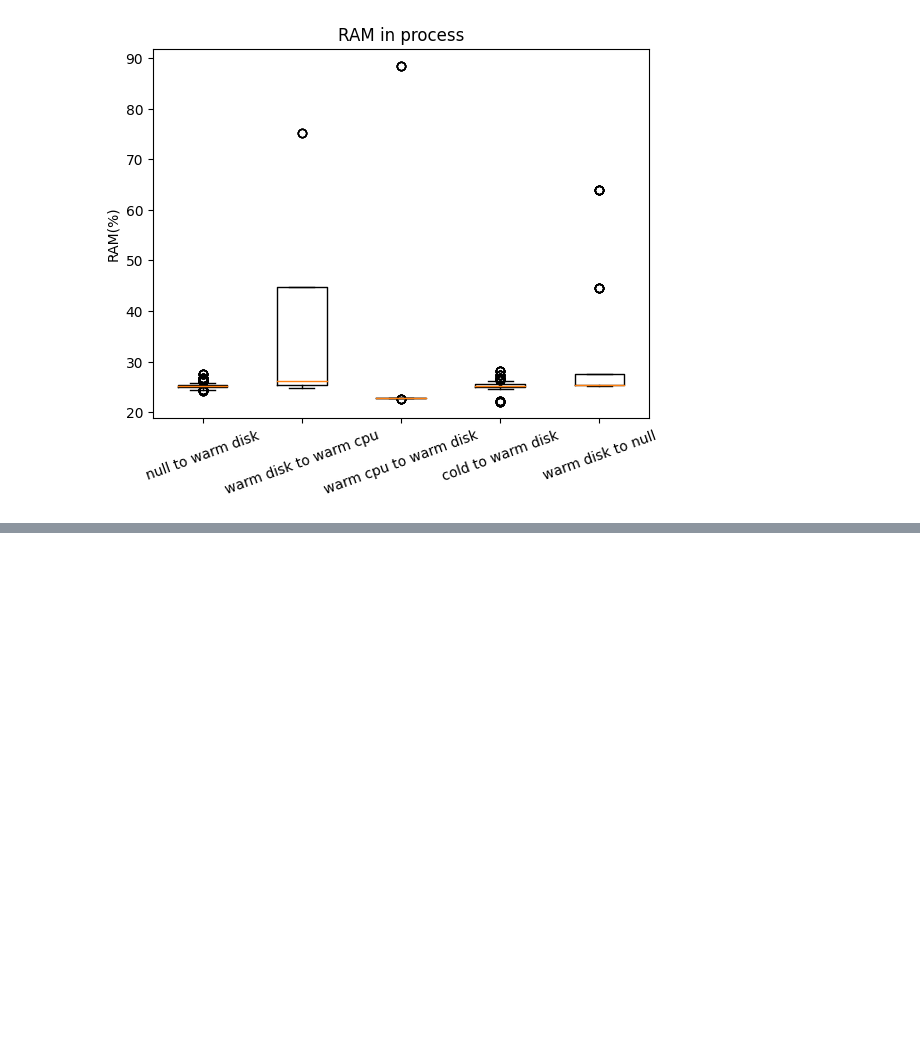
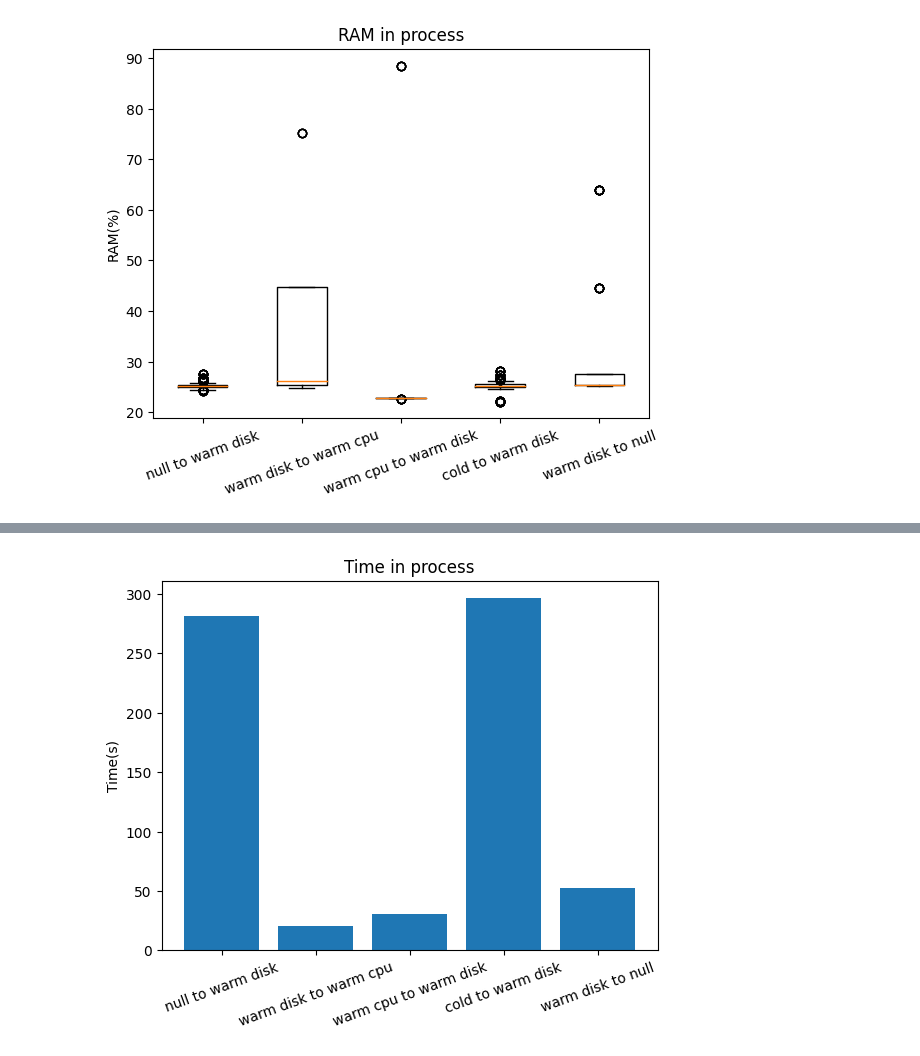
Before and after one commit to hctung57/serverless_detection_jestonnano, a Jupyter notebook: Result/serverless.ipynb, the cells around one changed output, grey strips where cells are left out. Drawn from its saved outputs; the diff is of its cells as text; code cells hidden in the pictures; blank space fills up the shorter version.

```diff
--- a/Result/serverless.ipynb
+++ b/Result/serverless.ipynb
@@ -149,0 +233,17 @@ plot.show()
+# %%
+time_null_to_warm_disk_process = power_null_to_warm_disk_process[-1][0] - power_null_to_warm_disk_process[0][0]
+time_warm_disk_to_warm_cpu_process = power_warm_disk_to_warm_cpu_process[-1][0] - power_warm_disk_to_warm_cpu_process[0][0]
+time_warm_cpu_to_warm_disk_process = power_warm_cpu_to_warm_disk_process[-1][0] - power_warm_cpu_to_warm_disk_process[0][0]
+time_cold_to_warm_disk_process = power_cold_to_warm_disk_process[-1][0] - power_cold_to_warm_disk_process[0][0]
+time_warm_disk_to_null_process = power_warm_disk_to_null_process[-1][0] - power_warm_disk_to_null_process[0][0]
+data = [time_null_to_warm_disk_process, time_warm_disk_to_warm_cpu_process,
+        time_warm_cpu_to_warm_disk_process, time_cold_to_warm_disk_process, time_warm_disk_to_null_process]
+fig8, ax8 = plot.subplots()
+ax8.set_title('Time in process')
+ax8.set_ylabel("Time(s)")
+plot.xticks(rotation = 20)
+ax8.bar(["null to warm disk", "warm disk to warm cpu",
+            "warm cpu to warm disk", "cold to warm disk", "warm disk to null"],data)
+plot.show()
+# %% [output]
+[figure, added]
```
Also changed, not shown: parts of 5 cells of this notebook.
